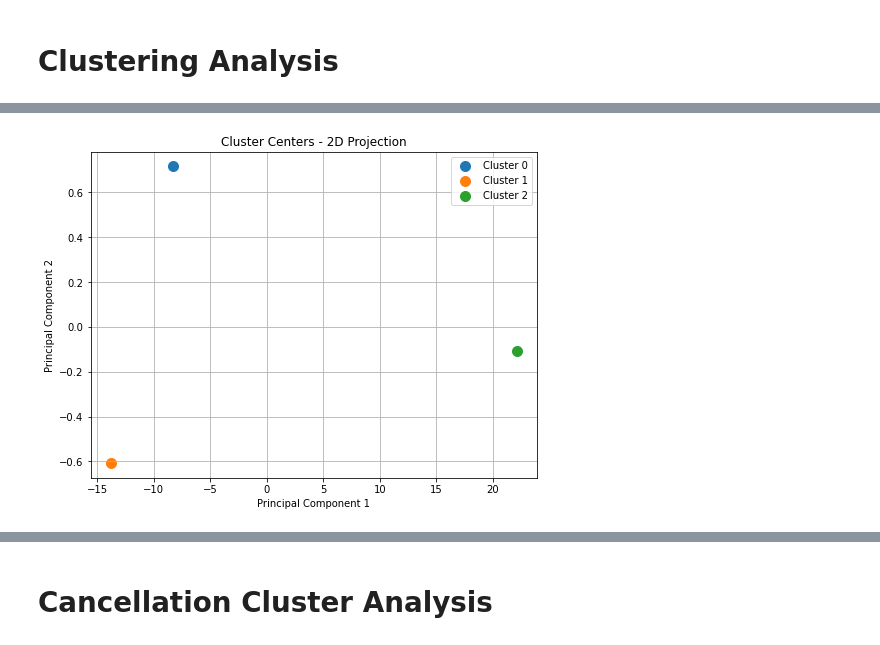
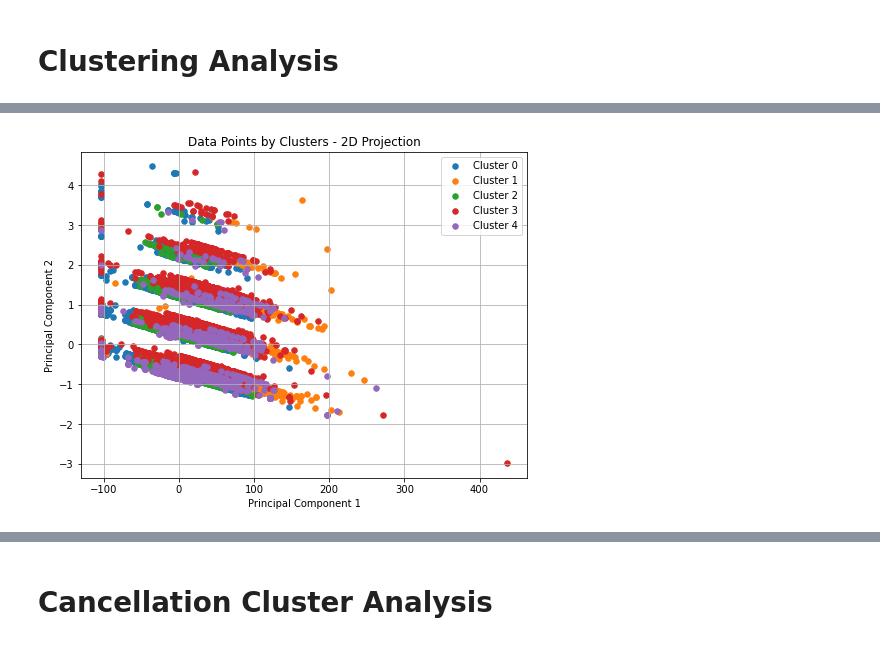
Before and after one commit to georgekalf/HotelReservations-ML, a Jupyter notebook: ML - Clustering/ML-ClusteringAnalysis.ipynb, the cells around one changed output, grey strips where cells are left out. Saved outputs shown, nothing was run; the diff lists cells and outputs as text; code cells hidden in the pictures.

```diff
--- a/ML - Clustering/ML-ClusteringAnalysis.ipynb
+++ b/ML - Clustering/ML-ClusteringAnalysis.ipynb
@@ -38,6 +117,6 @@ scaled_data = scaler.fit_transform(selected_df)
 # %%
 # applying K-means clustering
-num_clusters = 3
+num_clusters = 5
 kmeans = KMeans(n_clusters=num_clusters, random_state=42)
 kmeans.fit(scaled_data)
 # %% [output]
@@ -83,0 +145,22 @@ plt.show()
+# %%
+# reducing dimensionality for visualization using PCA with 3 components
+pca = PCA(n_components=5)
+reduced_data_3d = pca.fit_transform(selected_df.drop('Cluster_Labels', axis=1))  # Drop the cluster labels column
+
+# Create a 3D scatter plot with data points colored by clusters
+fig = plt.figure(figsize=(10, 8))
+ax = fig.add_subplot(111, projection='3d')
+
+for i in range(num_clusters):
+    cluster_data = reduced_data_3d[selected_df['Cluster_Labels'] == i]
+    ax.scatter(
+        cluster_data[:, 0], cluster_data[:, 1], cluster_data[:, 2],
+        label=f'Cluster {i}', s=30
+    )
+
+ax.set_title('Data Points by Clusters - 3D Projection')
+ax.set_xlabel('Principal Component 1')
+ax.set_ylabel('Principal Component 2')
+ax.set_zlabel('Principal Component 3')
+ax.legend()
+plt.show()
@@ -84,20 +169,23 @@ plt.show()
 # %%
-from sklearn.decomposition import PCA
+# Reduce dimensionality for visualization using PCA with 2 components
+pca = PCA(n_components=5)
+reduced_data_2d = pca.fit_transform(selected_df.drop('Cluster_Labels', axis=1))  # Drop the cluster labels column
 
-# Reduce dimensionality for visualization using PCA
-pca = PCA(n_components=2)
-reduced_data = pca.fit_transform(cluster_centers_df)
+# Create a 2D scatter plot with data points colored by clusters
+plt.figure(figsize=(8, 6))
 
-# Create a scatter plot
-plt.figure(figsize=(8, 6))
 for i in range(num_clusters):
-    plt.scatter(reduced_data[i, 0], reduced_data[i, 1], label=f'Cluster {i}', s=100)
+    cluster_data = reduced_data_2d[selected_df['Cluster_Labels'] == i]
+    plt.scatter(
+        cluster_data[:, 0], cluster_data[:, 1],
+        label=f'Cluster {i}', s=30
+    )
 
-plt.title('Cluster Centers - 2D Projection')
+plt.title('Data Points by Clusters - 2D Projection')
 plt.xlabel('Principal Component 1')
 plt.ylabel('Principal Component 2')
 plt.legend()
 plt.grid(True)
 plt.show()
 # %% [output]
-[figure, old version]
+[figure, new version]
```
Also changed, not shown: parts of 16 cells of this notebook.
